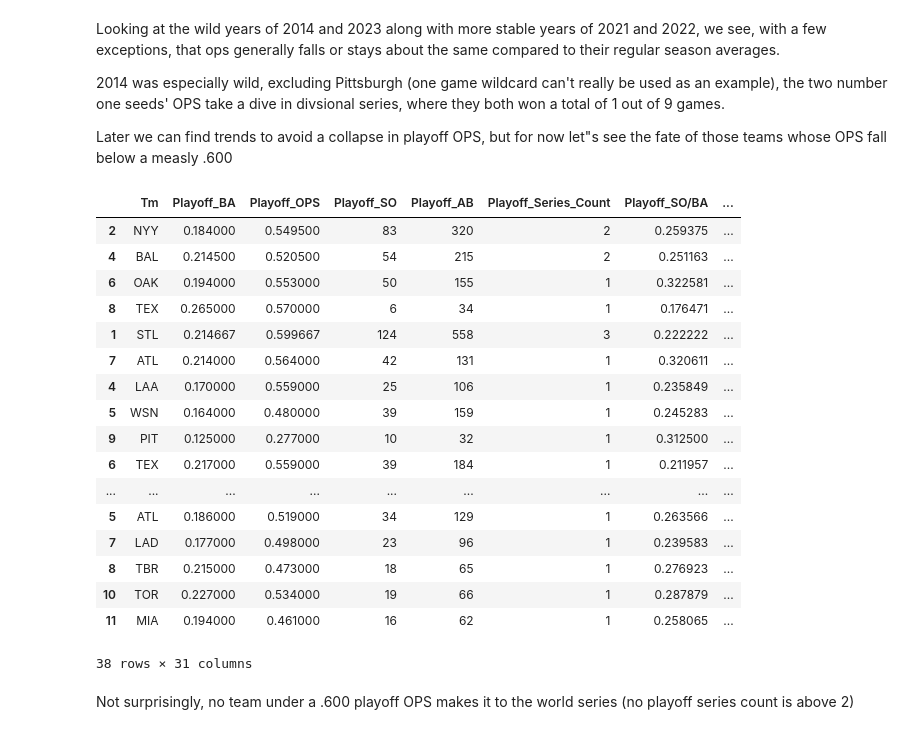
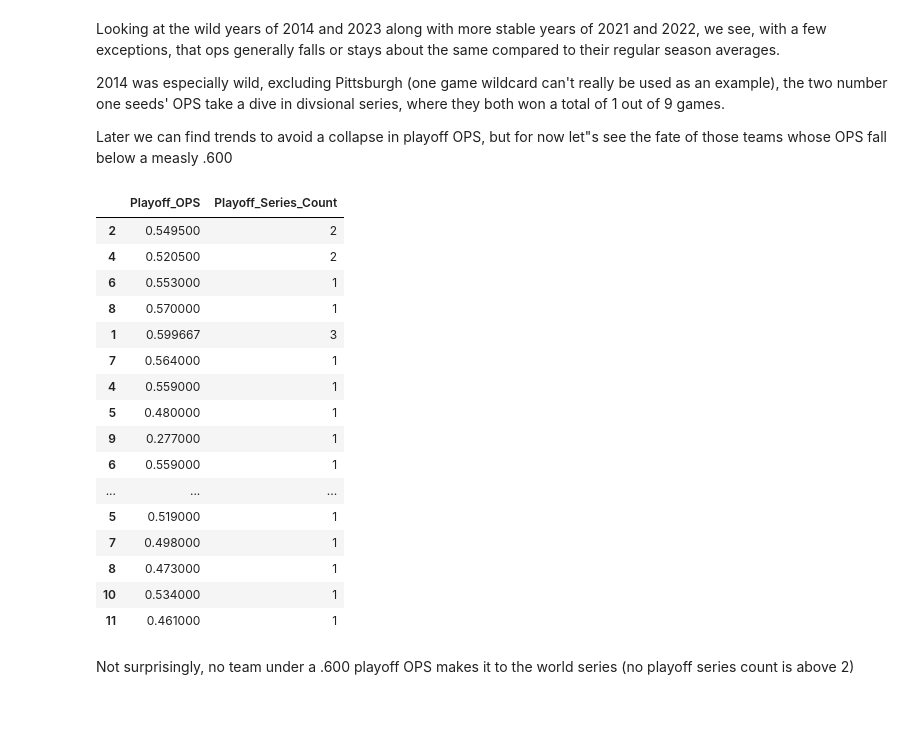
Before and after one commit to msoud2509/mlb_month_splits_analysis, a Jupyter notebook: mlb_month_splits/playoff_hitting.ipynb, the cells around one changed output. Cells and saved outputs as stored; diff of their text form; code cells hidden in the pictures.

```diff
--- a/mlb_month_splits/playoff_hitting.ipynb
+++ b/mlb_month_splits/playoff_hitting.ipynb
@@ -59,30 +59,29 @@ Later we can find trends to avoid a collapse in playoff OPS, but for now let"s s
 # %%
 under600df = pd.DataFrame()
 for file in monthsplitsdir:
     monthsplitsdf = pd.read_csv(f"monthsplits_csvfiles/{file}")
     splitdf = monthsplitsdf.loc[monthsplitsdf["Playoff_OPS"] < .600]
     under600df = pd.concat([under600df, splitdf])
 
-under600df
+under600df[["Playoff_OPS", "Playoff_Series_Count"]]
 # %% [output]
-|  | Tm | Playoff_BA | Playoff_OPS | Playoff_SO | Playoff_AB | Playoff_Series_Count | Playoff_SO/BA | ... |
-| 2 | NYY | 0.184000 | 0.549500 | 83 | 320 | 2 | 0.259375 | ... |
-| 4 | BAL | 0.214500 | 0.520500 | 54 | 215 | 2 | 0.251163 | ... |
-| 6 | OAK | 0.194000 | 0.553000 | 50 | 155 | 1 | 0.322581 | ... |
-| 8 | TEX | 0.265000 | 0.570000 | 6 | 34 | 1 | 0.176471 | ... |
-| 1 | STL | 0.214667 | 0.599667 | 124 | 558 | 3 | 0.222222 | ... |
-| 7 | ATL | 0.214000 | 0.564000 | 42 | 131 | 1 | 0.320611 | ... |
-| 4 | LAA | 0.170000 | 0.559000 | 25 | 106 | 1 | 0.235849 | ... |
-| 5 | WSN | 0.164000 | 0.480000 | 39 | 159 | 1 | 0.245283 | ... |
-| 9 | PIT | 0.125000 | 0.277000 | 10 | 32 | 1 | 0.312500 | ... |
-| 6 | TEX | 0.217000 | 0.559000 | 39 | 184 | 1 | 0.211957 | ... |
-| ... | ... | ... | ... | ... | ... | ... | ... | ... |
-| 5 | ATL | 0.186000 | 0.519000 | 34 | 129 | 1 | 0.263566 | ... |
-| 7 | LAD | 0.177000 | 0.498000 | 23 | 96 | 1 | 0.239583 | ... |
-| 8 | TBR | 0.215000 | 0.473000 | 18 | 65 | 1 | 0.276923 | ... |
-| 10 | TOR | 0.227000 | 0.534000 | 19 | 66 | 1 | 0.287879 | ... |
-| 11 | MIA | 0.194000 | 0.461000 | 16 | 62 | 1 | 0.258065 | ... |
+|  | Playoff_OPS | Playoff_Series_Count |
+| 2 | 0.549500 | 2 |
+| 4 | 0.520500 | 2 |
+| 6 | 0.553000 | 1 |
+| 8 | 0.570000 | 1 |
+| 1 | 0.599667 | 3 |
+| 7 | 0.564000 | 1 |
+| 4 | 0.559000 | 1 |
+| 5 | 0.480000 | 1 |
+| 9 | 0.277000 | 1 |
+| 6 | 0.559000 | 1 |
+| ... | ... | ... |
+| 5 | 0.519000 | 1 |
+| 7 | 0.498000 | 1 |
+| 8 | 0.473000 | 1 |
+| 10 | 0.534000 | 1 |
+| 11 | 0.461000 | 1 |
-38 rows × 31 columns
 # %% [markdown]
 Not surprisingly, no team under a .600 playoff OPS makes it to the world series (no playoff series count is above 2)
 # %%
```
